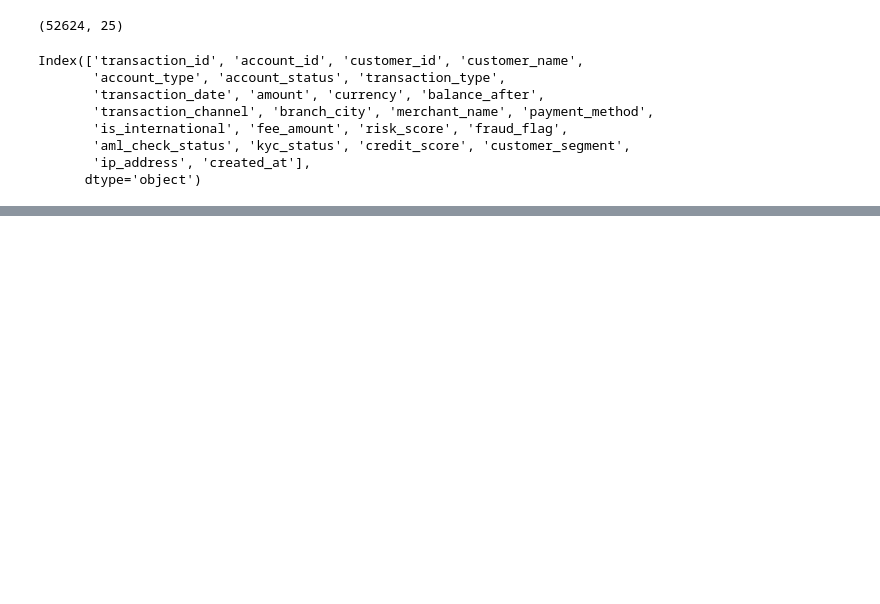
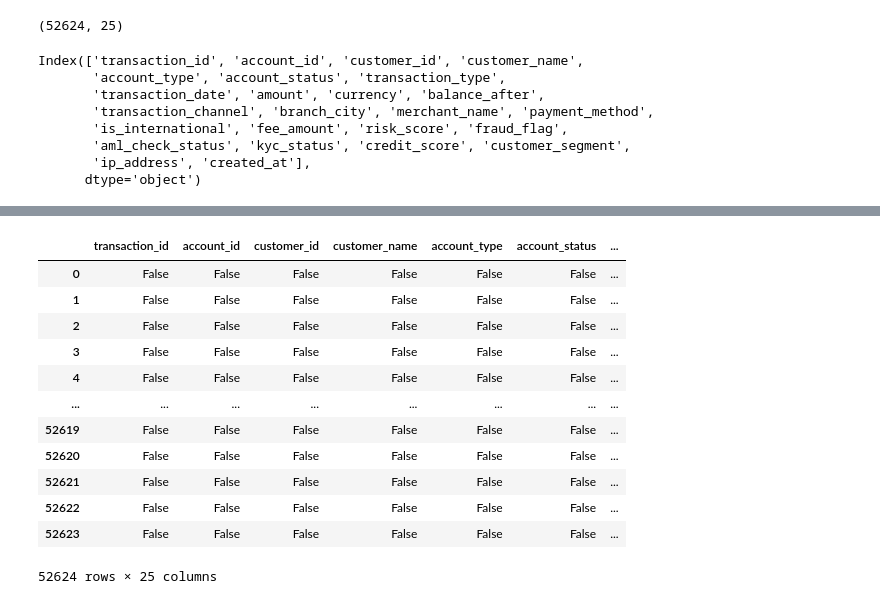
Before and after one commit to Jeel88/DSV_Finance, a Jupyter notebook: Finance_DSV_Project.ipynb, the cells around one changed output, grey strips where cells are left out. Cells and saved outputs as stored; diff of their text form; code cells hidden in the pictures; blank space fills up the shorter version.

```diff
--- a/Finance_DSV_Project.ipynb
+++ b/Finance_DSV_Project.ipynb
@@ -38,0 +102,16 @@ Index(['transaction_id', 'account_id', 'customer_id', 'customer_name',
+# %%
+df.isnull()
+# %% [output]
+|  | transaction_id | account_id | customer_id | customer_name | account_type | account_status | ... |
+| 0 | False | False | False | False | False | False | ... |
+| 1 | False | False | False | False | False | False | ... |
+| 2 | False | False | False | False | False | False | ... |
+| 3 | False | False | False | False | False | False | ... |
+| 4 | False | False | False | False | False | False | ... |
+| ... | ... | ... | ... | ... | ... | ... | ... |
+| 52619 | False | False | False | False | False | False | ... |
+| 52620 | False | False | False | False | False | False | ... |
+| 52621 | False | False | False | False | False | False | ... |
+| 52622 | False | False | False | False | False | False | ... |
+| 52623 | False | False | False | False | False | False | ... |
+52624 rows × 25 columns
```
Also changed, not shown: parts of 5 cells of this notebook.
